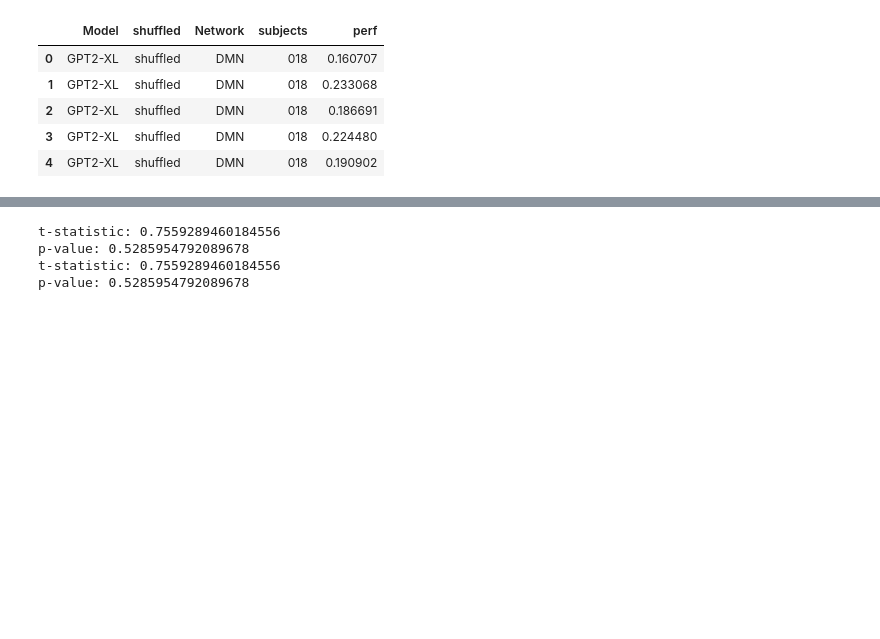
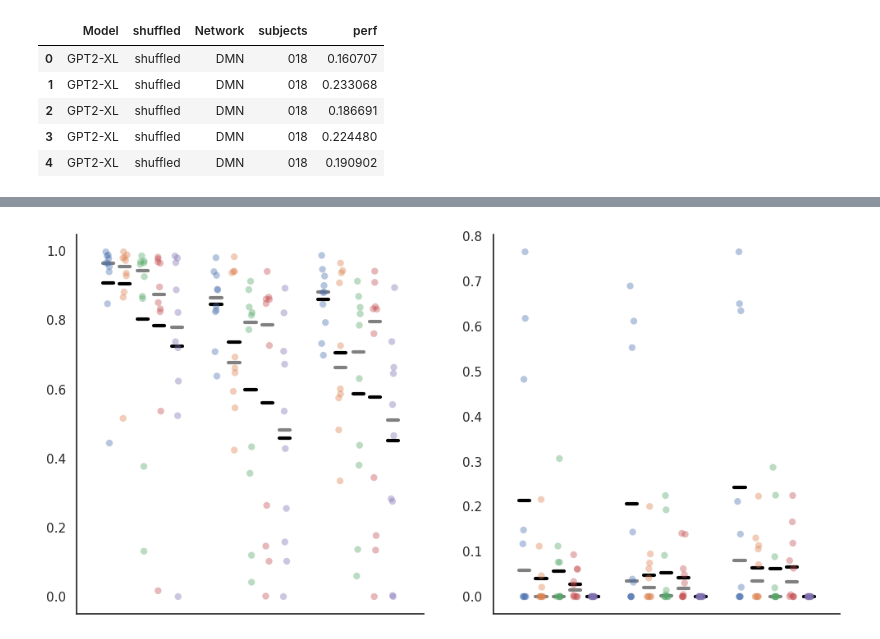
Before and after one commit to ebrahimfeghhi/beyond-brainscore, a Jupyter notebook: analyze_results/figures_code/figure2.ipynb, the cells around one changed output, grey strips where cells are left out. Cells and saved outputs as stored; diff of their text form; code cells hidden in the pictures; blank space fills up the shorter version.

```diff
--- a/analyze_results/figures_code/figure2.ipynb
+++ b/analyze_results/figures_code/figure2.ipynb
@@ -59,8 +56,19 @@ mse_intercept_243 = np.load(f'{resultsPath}results_pereira/mse_intercept_243.npy
 mse_intercept_384 = np.load(f'{resultsPath}results_pereira/mse_intercept_384.npy')
 mse_intercept_243_shuffled = np.load(f'{resultsPath}results_pereira/shuffled/mse_intercept_243.npy')
 mse_intercept_384_shuffled = np.load(f'{resultsPath}results_pereira/shuffled/mse_intercept_384.npy')
+
+
 ytest_fed = np.load(f"{resultsPath}results_fedorenko/y_test_ordered.npy")
+ytest_fed_shuffled = np.load(f"{resultsPath}results_fedorenko/shuffled/y_test_ordered.npy")
+
+mse_intercept_fed = np.load(f'{resultsPath}results_fedorenko/mse_intercept.npy')
+mse_intercept_fed_shuffled = np.load(f'{resultsPath}results_fedorenko/shuffled/mse_intercept.npy')
+
 ytest_blank = np.load(f"{resultsPath}results_blank/y_test_ordered.npy")
+ytest_blank_shuffled = np.load(f"{resultsPath}results_blank/shuffled/y_test_ordered.npy")
+
+mse_intercept_blank = np.load(f'{resultsPath}results_blank/mse_intercept.npy')
+mse_intercept_blank_shuffled = np.load(f'{resultsPath}results_blank/shuffled/mse_intercept.npy')
 # %%
 shape_pereira_full = (627, int(subjects_arr_pereira.shape[0]))
 
@@ -382,25 +549,0 @@ stat, p = ttest_rel(mse_subject_network_best_layer['018_DMN_'], mse_subject_netw
-# %%
-# Example arrays with NaN values
-a = np.array([1.2, 2.3, np.nan, 4.5, 5.6])
-b = np.array([1.0, np.nan, 3.4, 4.6, 5.5])
-
-# Perform paired t-test while ignoring NaN pairs
-t_stat, p_val = ttest_rel(a, b, nan_policy="omit")
-
-print("t-statistic:", t_stat)
-print("p-value:", p_val)
-
-# Example arrays with NaN values
-a = np.array([1.2, 4.5, 5.6])
-b = np.array([1.0, 4.6, 5.5])
-
-# Perform paired t-test while ignoring NaN pairs
-t_stat, p_val = ttest_rel(a, b, nan_policy="omit")
-
-print("t-statistic:", t_stat)
-print("p-value:", p_val)
-# %% [output]
-t-statistic: 0.7559289460184556
-p-value: 0.5285954792089678
-t-statistic: 0.7559289460184556
-p-value: 0.5285954792089678
@@ -406,0 +552,26 @@ p-value: 0.5285954792089678
+# %%
+pvalues_pereira = pd.read_csv('figures_data/pvalues_pereira.csv')
+# %%
+shuffled_str_arr = ['shuffled', 'contig']
+pvals_arr = ['pval']
+
+fig, ax = plt.subplots(1,2, figsize=(12,6))
+
+for i, shuffle_str in enumerate(shuffled_str_arr):
+
+    for j, pval in enumerate(pvals_arr):
+
+        pvalues_pereira_loop = pvalues_pereira.loc[pvalues_pereira.shuffled==shuffle_str]
+
+        # Group by 'network' and calculate fraction of p-values under 0.05
+        fraction_under_005_fdr = pvalues_pereira_loop.groupby(['subject', 'network', 'fe'])['pval'].apply(lambda x: (x < 0.05).mean()).reset_index()
+
+        fraction_under_005_fdr = fraction_under_005_fdr.rename(columns={'pval': 'perf', 'network': 'Network', 'fe': 'Model'})
+
+        plot_across_subjects(subject_avg_pd=fraction_under_005_fdr.reset_index(), hue_var='Network', x_var='Model', dict_pd_merged=None, figurePath=None, dataset='pereira',
+                            selected_networks=['language', 'DMN', 'MD', 'visual', 'auditory'], line_extend=0.05, hue_order=['language', 'DMN', 'MD', 'visual', 'auditory'],
+                            ylabel_str='', plot_legend=False, ax_select=ax[i])
+
+plt.show()
+# %% [output]
+[figure, added]
```
Also changed, not shown: parts of 19 cells of this notebook, 29 other files.
